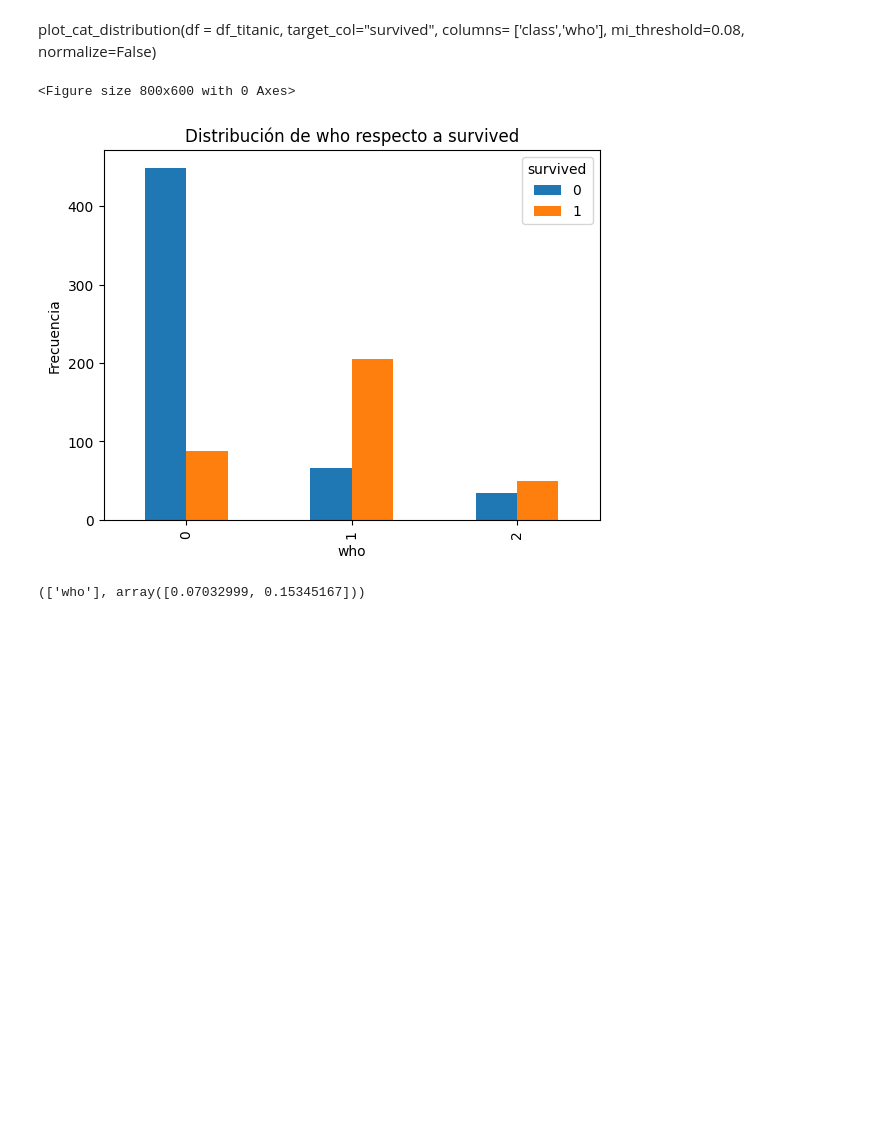
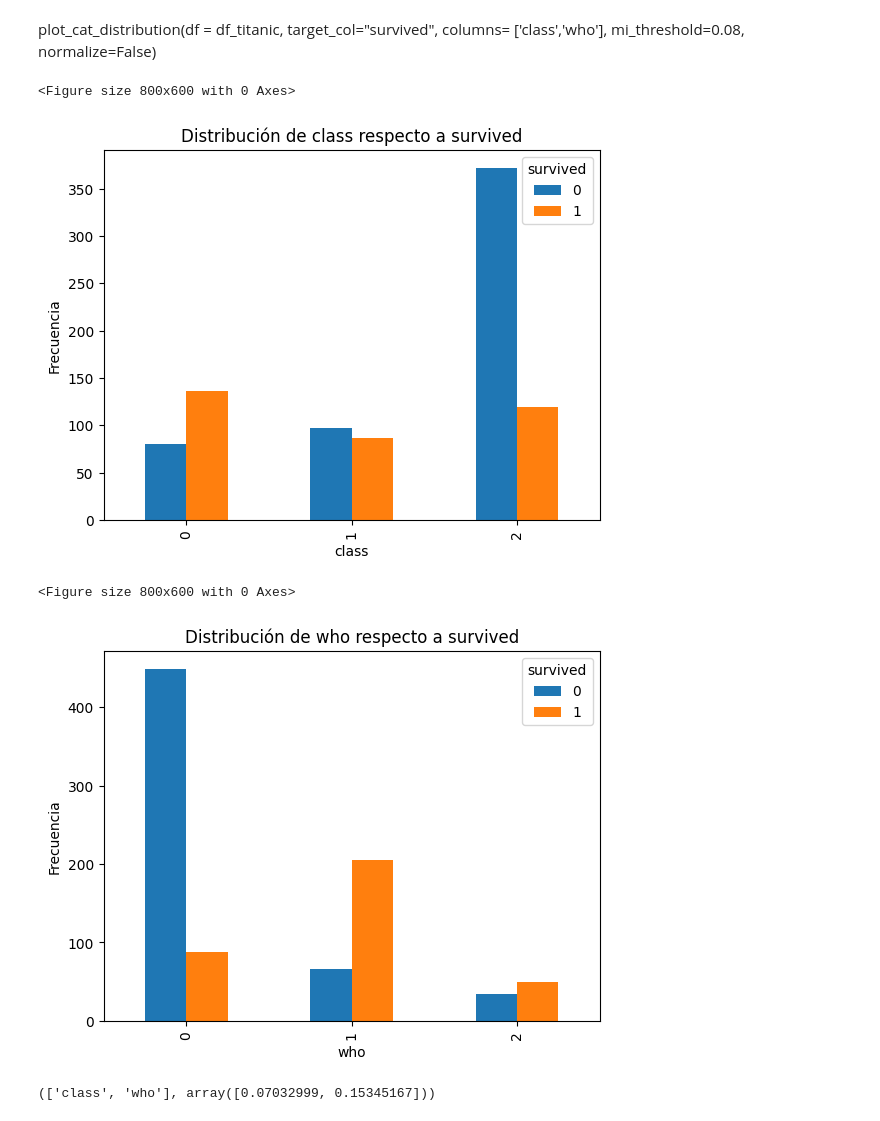
Before and after one commit to RogelioGarciaAlvarez/ONLINE_DS_THEBRIDGE_TEAM_CHALLENGE, a Jupyter notebook: Toolbox_ML/Codigo_ejemplo_toolbox_ML_.ipynb, the cells around one changed output. Saved outputs shown, nothing was run; the diff lists cells and outputs as text; code cells hidden in the pictures; blank space fills up the shorter version.

```diff
--- a/Toolbox_ML/Codigo_ejemplo_toolbox_ML_.ipynb
+++ b/Toolbox_ML/Codigo_ejemplo_toolbox_ML_.ipynb
@@ -85,46 +85,3 @@ print(features_categoricas)
 # TOOLBOX_II
 # %% [markdown]
 # Función eval_model
-# %%
-
-from sklearn.model_selection import train_test_split
-from sklearn.linear_model import LogisticRegression
-from sklearn.metrics import accuracy_score, confusion_matrix
-
-# Limpiar datos y seleccionar features
-df_titanic = df_titanic[['Survived', 'Pclass', 'Sex', 'Age', 'SibSp', 'Parch', 'Fare']]
-df_titanic['Sex'] = df_titanic['Sex'].map({'male': 0, 'female': 1})
-df_titanic = df_titanic.dropna()
-
-X = df_titanic.drop('Survived', axis=1)
-y = df_titanic['Survived']
-
-# Dividir los datos en entrenamiento y prueba
-X_train, X_test, y_train, y_test = train_test_split(X, y, test_size=0.2, random_state=42)
-
-# Entrenar un modelo de Regresión Logística
-model = LogisticRegression()
-model.fit(X_train, y_train)
-
-# Hacer predicciones sobre el conjunto de datos de prueba
-predicciones = model.predict(X_test)
-
-# Calcular la precisión del modelo
-accuracy = accuracy_score(y_test, predicciones)
-print("Accuracy del modelo:", accuracy)
-
-# Mostrar la matriz de confusión
-conf_matrix = confusion_matrix(y_test, predicciones)
-print("Matriz de Confusión:")
-print(conf_matrix)
-
-# Usar la función eval_model para obtener más métricas
-tipo_de_problema = 'clasificacion'
-metricas = ['ACCURACY', 'PRECISION', 'RECALL', 'CLASS_REPORT', 'MATRIX', 'MATRIX_RECALL', 'MATRIX_PRED']
-
-# Llamar a la función eval_model para evaluar el modelo
-resultados = tools_ML.eval_model(y_test, predicciones, tipo_de_problema, metricas)
-print("Resultados de clasificación para Titanic:")
-print("Accuracy:", resultados[0])
-print("Precision:", resultados[1])
-print("Recall:", resultados[2])
@@ -165,8 +120,10 @@ df_titanic['who'] = df_titanic['who'].replace(who_mapping)
 # %% [markdown]
 plot_cat_distribution(df = df_titanic, target_col="survived", columns= ['class','who'], mi_threshold=0.08, normalize=False)
 # %%
-tools_ML.plot_cat_distribution(df = df_titanic, target_col="survived", categorical_cols= ['class','who'], mi_threshold=0.08, normalize=False)
+tools_ML.plot_cat_distribution(df = df_titanic, target_col="survived", categorical_cols= ['class','who'], mi_threshold=0.01, normalize=False)
 # %% [output]
 <Figure size 800x600 with 0 Axes>
-[figure, old version]
+[figure, new version]
-(['who'], array([0.07032999, 0.15345167]))
+<Figure size 800x600 with 0 Axes>
+[figure, added]
+(['class', 'who'], array([0.07032999, 0.15345167]))
```
Also changed, not shown: parts of 3 cells of this notebook, 2 other files.
